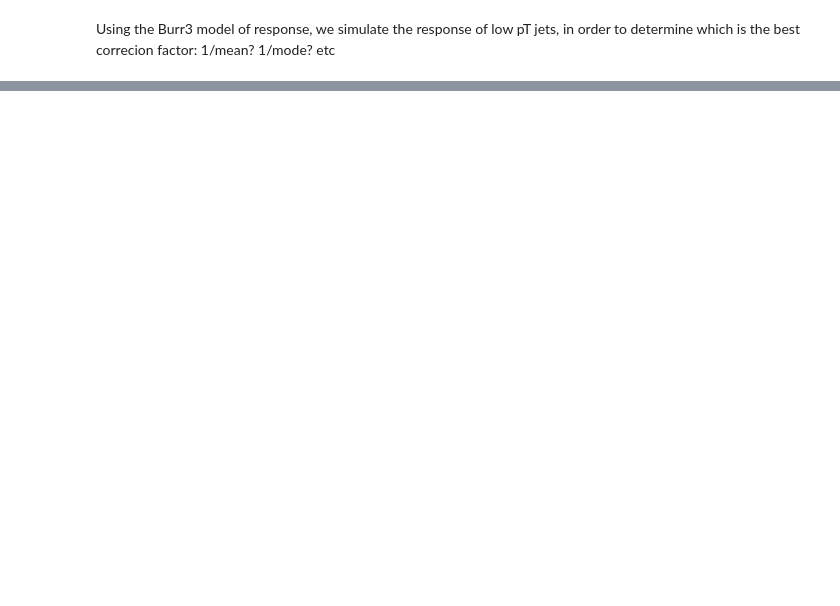
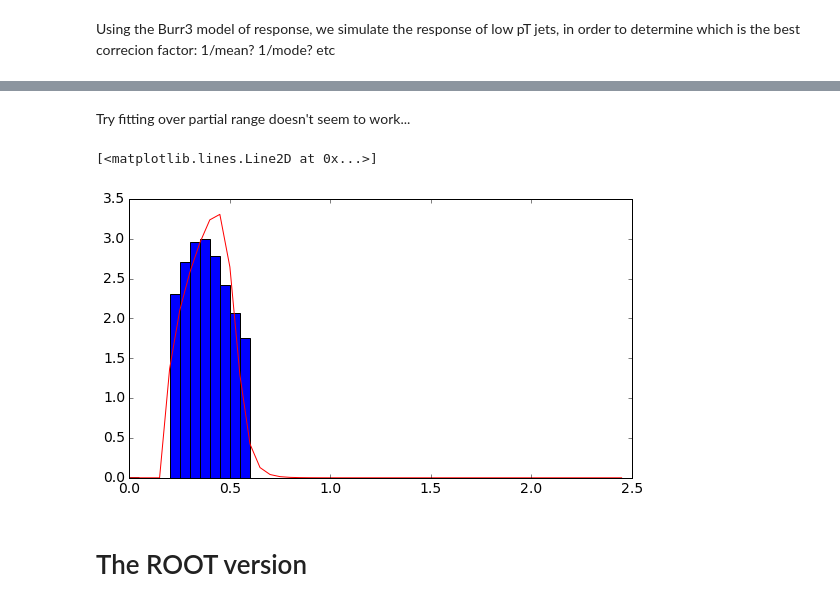
Before and after one commit to raggleton/random-notebooks, a Jupyter notebook: Applying different corrections at low pt.ipynb, the cells around one changed output, grey strips where cells are left out. Cells and saved outputs as stored; diff of their text form; code cells hidden in the pictures; blank space fills up the shorter version.

```diff
--- a/Applying different corrections at low pt.ipynb
+++ b/Applying different corrections at low pt.ipynb
@@ -154,0 +167,14 @@ plt.minorticks_on()
+# %% [markdown]
+Try fitting over partial range doesn't seem to work...
+# %%
+b = scipy.stats.burr.fit(r[(r<0.6) & (r>0.2)])
+
+plt.hist(r[(r<0.6) & (r>0.2)], bins=50, range=[0,2.5], normed=True)
+frozen = scipy.stats.burr(b[0], b[1], loc=b[2], scale=b[3])
+x = np.arange(0, 2.5, 0.05)
+plt.plot(x, frozen.pdf(x), 'r')
+# %% [output]
+[<matplotlib.lines.Line2D at 0x...>]
+[figure, added]
+# %% [markdown]
+# The ROOT version
```
Also changed, not shown: parts of 30 cells of this notebook.
